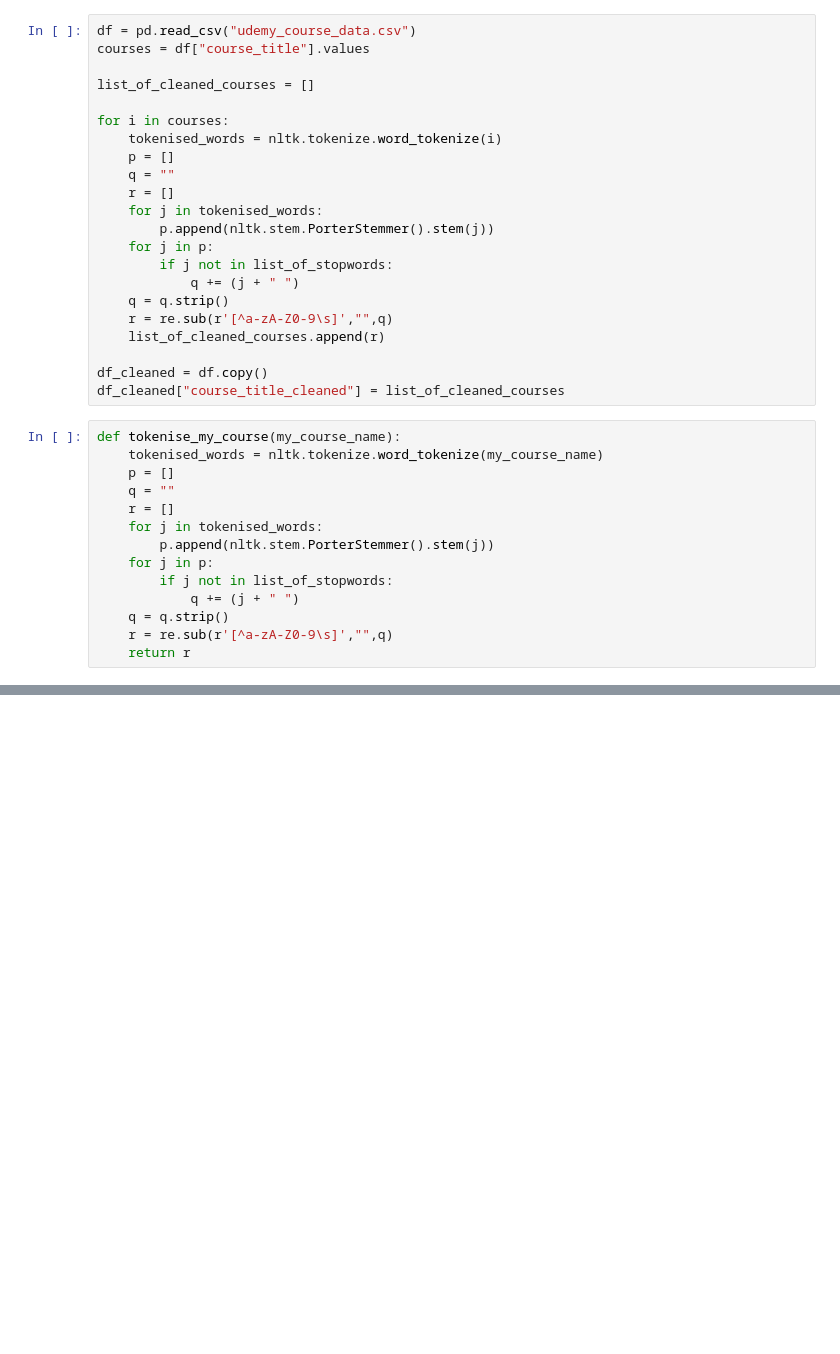
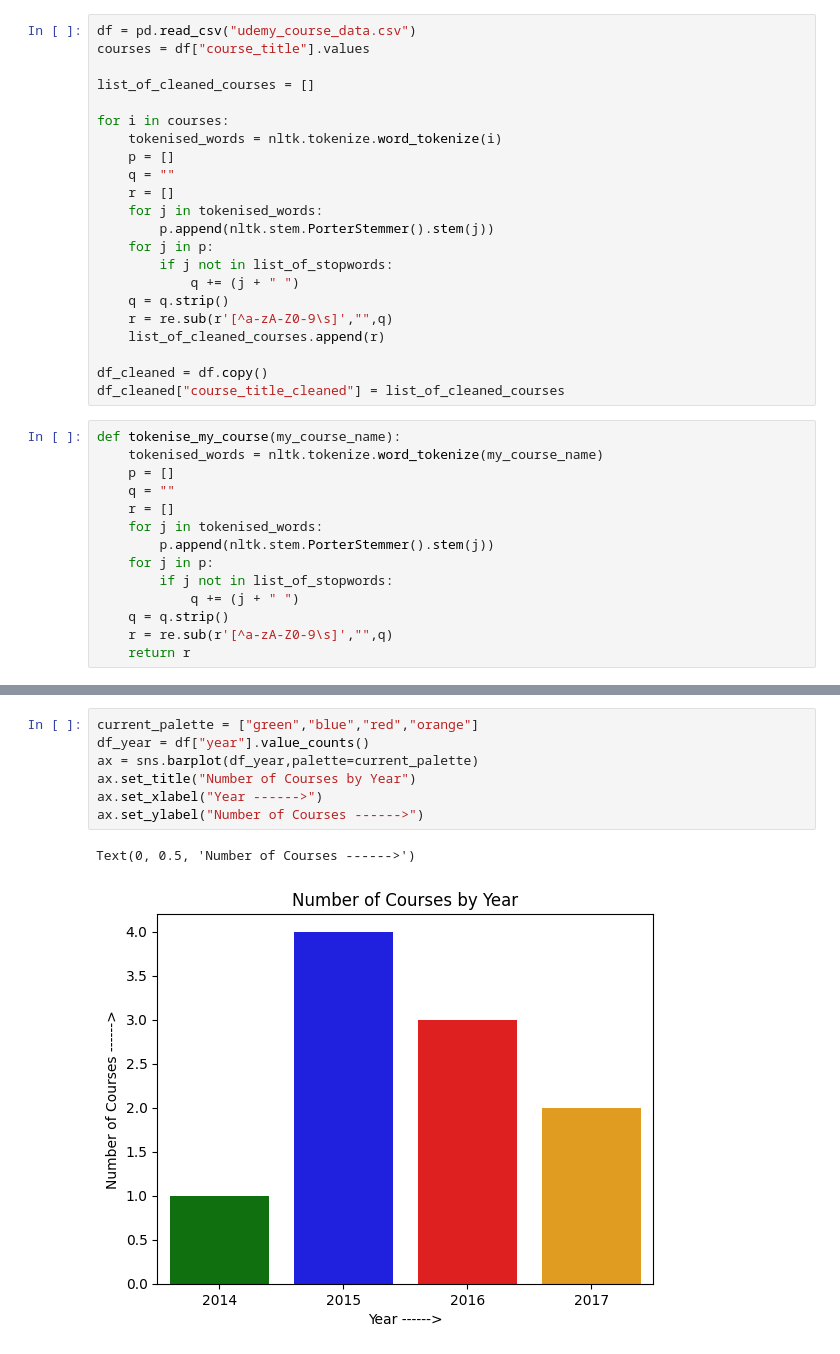
Before and after one commit to amith-vardhan99/udemy, a Jupyter notebook: 15 - SmartCourse - Guiding Your Academic Journey - Course Recommendation/notebook.ipynb, the cells around one changed output, grey strips where cells are left out. Drawn from its saved outputs; the diff is of its cells as text; blank space fills up the shorter version.

```diff
--- a/15 - SmartCourse - Guiding Your Academic Journey - Course Recommendation/notebook.ipynb
+++ b/15 - SmartCourse - Guiding Your Academic Journey - Course Recommendation/notebook.ipynb
@@ -188,0 +137,10 @@ print("")
+# %%
+current_palette = ["green","blue","red","orange"]
+df_year = df["year"].value_counts()
+ax = sns.barplot(df_year,palette=current_palette)
+ax.set_title("Number of Courses by Year")
+ax.set_xlabel("Year ------>")
+ax.set_ylabel("Number of Courses ------>")
+# %% [output]
+Text(0, 0.5, 'Number of Courses ------>')
+[figure, added]
```
Also changed, not shown: parts of 10 cells of this notebook, 1 other file.
